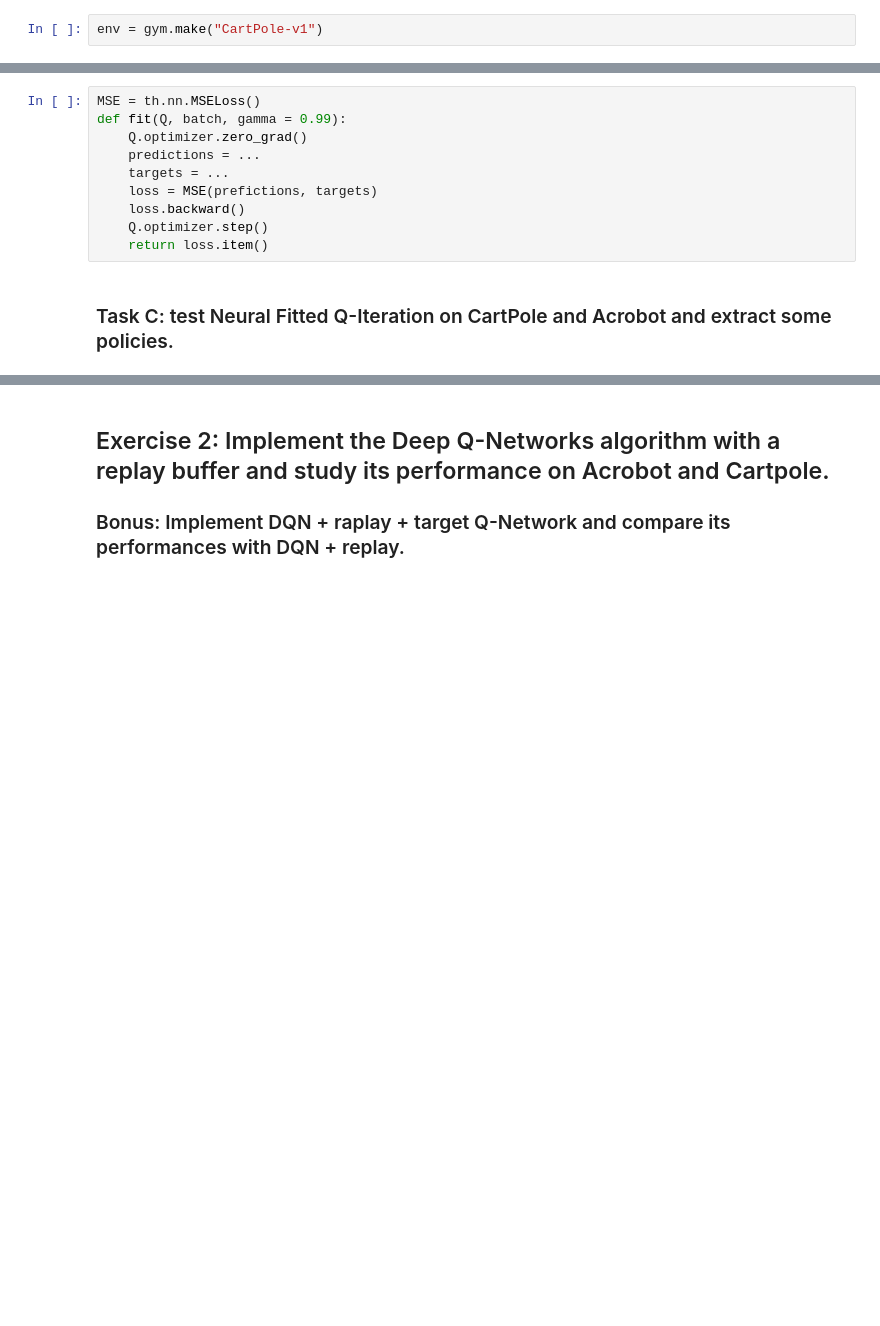
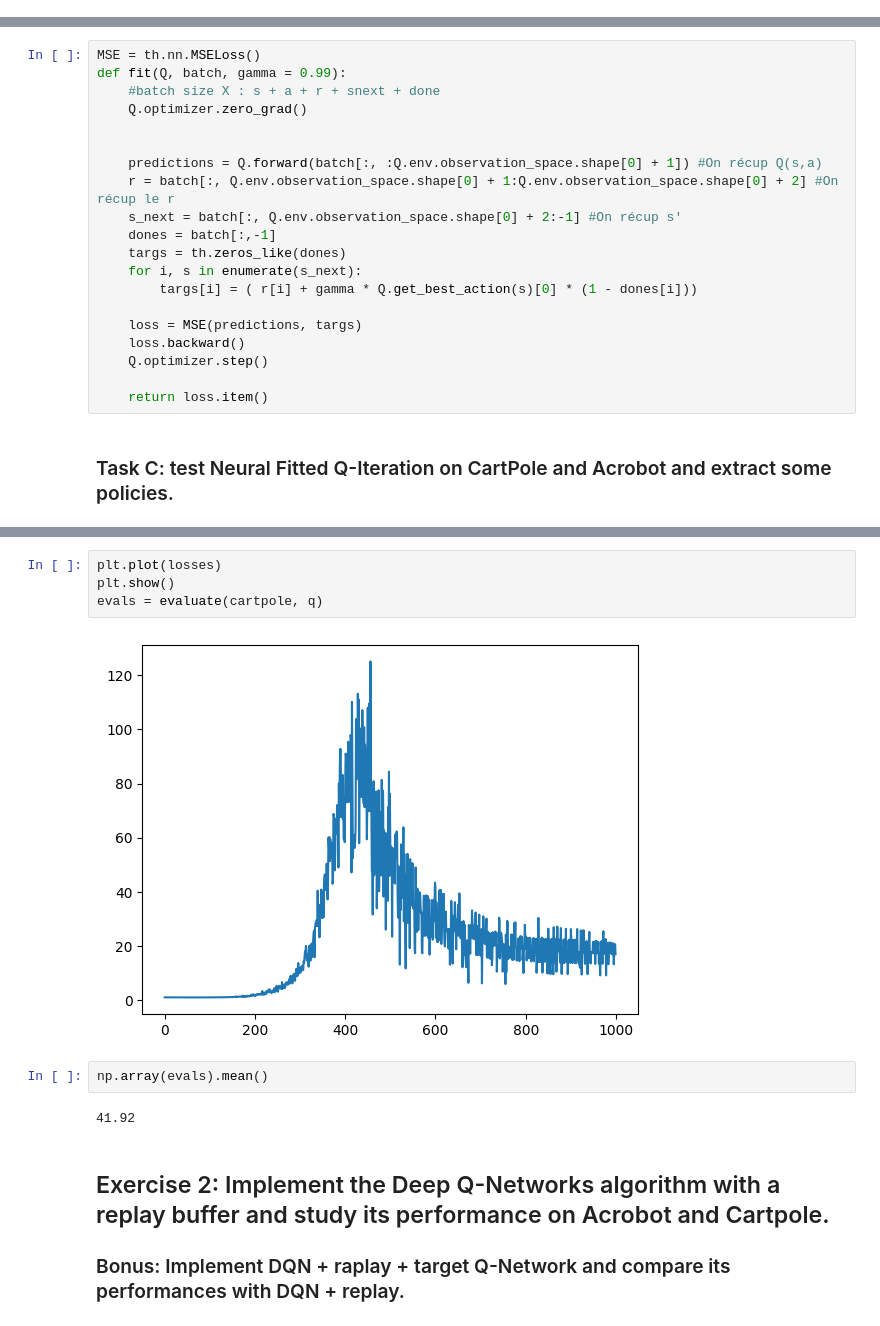
Before and after one commit to KohlerHECTOR/teachings, a Jupyter notebook: TP_DeepRL.ipynb, the cells around one changed output, grey strips where cells are left out. Saved outputs shown, nothing was run; the diff lists cells and outputs as text; blank space fills up the shorter version.

```diff
--- a/TP_DeepRL.ipynb
+++ b/TP_DeepRL.ipynb
@@ -8,5 +9,3 @@ import matplotlib.pyplot as plt
-# %%
-env = gym.make("CartPole-v1")
 # %% [markdown]
 ## Exercise 1: Implement the Neural Fitted Q-Iteration Algorithm
 # %% [markdown]
@@ -58,15 +42,25 @@ assert q.forward(states_actions_tensors).size(1) == 1
 # %% [markdown]
 ### Task B: write a function to fit your Q-network on a batch of transitions.
-# %%
-MSE = th.nn.MSELoss()
-def fit(Q, batch, gamma = 0.99):
-    Q.optimizer.zero_grad()
-    predictions = ...
-    targets = ...
-    loss = MSE(prefictions, targets)
-    loss.backward()
-    Q.optimizer.step()
-    return loss.item()
+# %%
+MSE = th.nn.MSELoss()
+def fit(Q, batch, gamma = 0.99):
+    #batch size X : s + a + r + snext + done
+    Q.optimizer.zero_grad()
+
+
+    predictions = Q.forward(batch[:, :Q.env.observation_space.shape[0] + 1]) #On récup Q(s,a)
+    r = batch[:, Q.env.observation_space.shape[0] + 1:Q.env.observation_space.shape[0] + 2] #On récup le r
+    s_next = batch[:, Q.env.observation_space.shape[0] + 2:-1] #On récup s'
+    dones = batch[:,-1]
+    targs = th.zeros_like(dones)
+    for i, s in enumerate(s_next):
+        targs[i] = ( r[i] + gamma * Q.get_best_action(s)[0] * (1 - dones[i]))
+
+    loss = MSE(predictions, targs)
+    loss.backward()
+    Q.optimizer.step()
+
+    return loss.item()
 # %% [markdown]
 ### Task C: test Neural Fitted Q-Iteration on CartPole and Acrobot and extract some policies.
 # %%
@@ -107,3 +121,13 @@ def evaluate(env, qnet, nb_episode = 100):
+# %%
+plt.plot(losses)
+plt.show()
+evals = evaluate(cartpole, q)
+# %% [output]
+[figure, added]
+# %%
+np.array(evals).mean()
+# %% [output]
+41.92
 # %% [markdown]
 ## Exercise 2: Implement the Deep Q-Networks algorithm with a replay buffer and study its performance on Acrobot and Cartpole.
 ### Bonus: Implement DQN + raplay + target Q-Network and compare its performances with DQN + replay.
```
Also changed, not shown: parts of 4 cells of this notebook.
